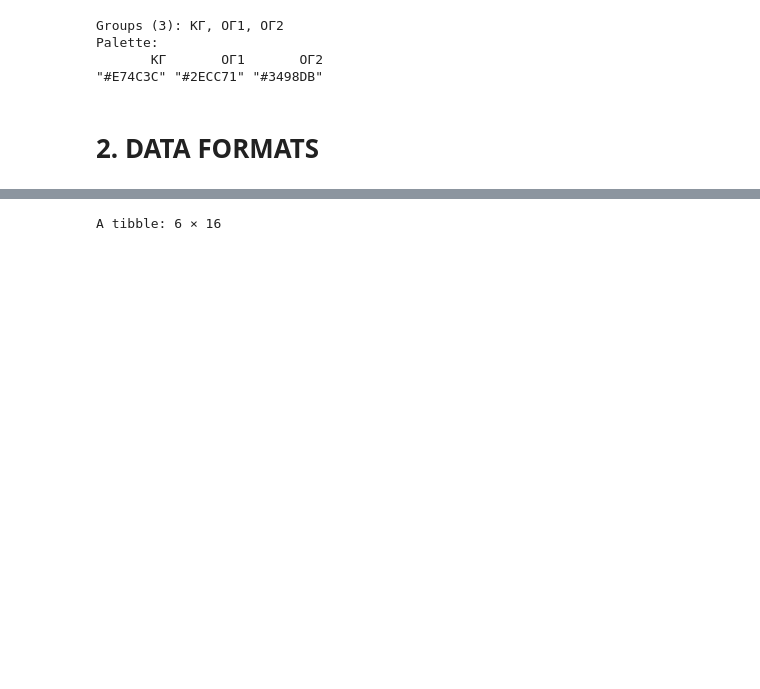
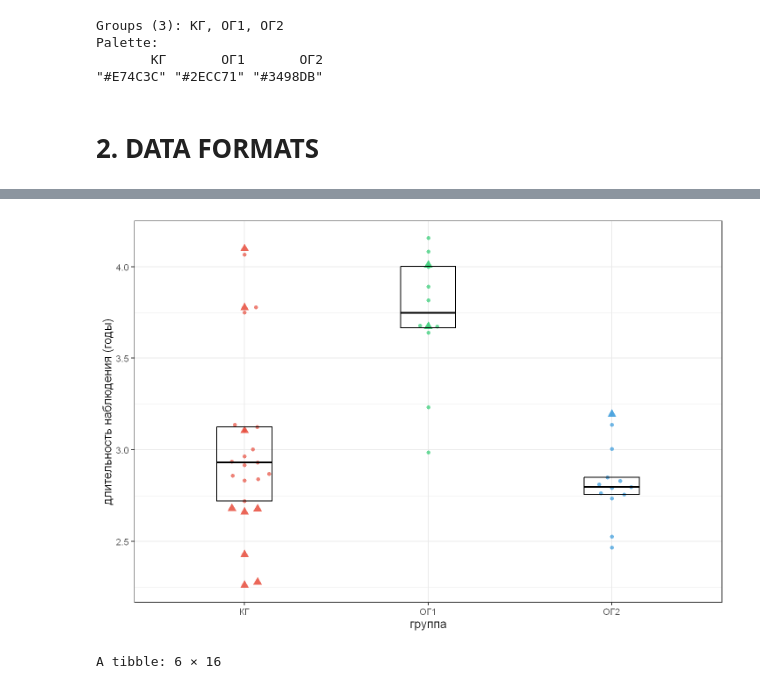
Before and after one commit to maat4maat/lor01, a Jupyter notebook: jupyter/time-event-template.ipynb, the cells around one changed output, grey strips where cells are left out. Saved outputs shown, nothing was run; the diff lists cells and outputs as text; code cells hidden in the pictures; blank space fills up the shorter version.

```diff
--- a/jupyter/time-event-template.ipynb
+++ b/jupyter/time-event-template.ipynb
@@ -140,3 +224,35 @@ Palette:
+# %%
+# ---- Follow-up time: beeswarm — by group ----
+
+fup_grp_df <- patient_df |>
+  mutate(fup_years = followup / 365.25)
+
+fup_beeswarm_grp <- ggplot(fup_grp_df, aes(x = group, y = fup_years, colour = group)) +
+  geom_beeswarm(
+    data   = ~subset(., reop1 == 0 & reop2 == 0),
+    cex = 2.5, size = 2.0, shape = 16, alpha = 0.7
+  ) +
+  geom_beeswarm(
+    data   = ~subset(., reop1 == 1 | reop2 == 1),
+    cex = 2.5, size = 3.8, shape = 17, alpha = 0.85
+  ) +
+  stat_summary(
+    fun.data = median_hilow, fun.args = list(conf.int = 0.5),
+    geom = "crossbar", width = 0.3, linewidth = 0.6,
+    colour = "black", fatten = 2
+  ) +
+  scale_colour_manual(values = group_palette, guide = "none") +
+  scale_y_continuous(breaks = y_breaks) +
+  labs(
+    x        = "группа",
+    y        = "длительность наблюдения (годы)"
+  ) +
+  theme_bw(base_size = 16)
+
+
+print(fup_beeswarm_grp)
+# %% [output]
+[figure, added]
 # %%
 # ---- 2a. Wide format: one row per patient, time to first re-op ----
 first_reop_df <- patient_df |>
```
Also changed, not shown: parts of 20 cells of this notebook.
